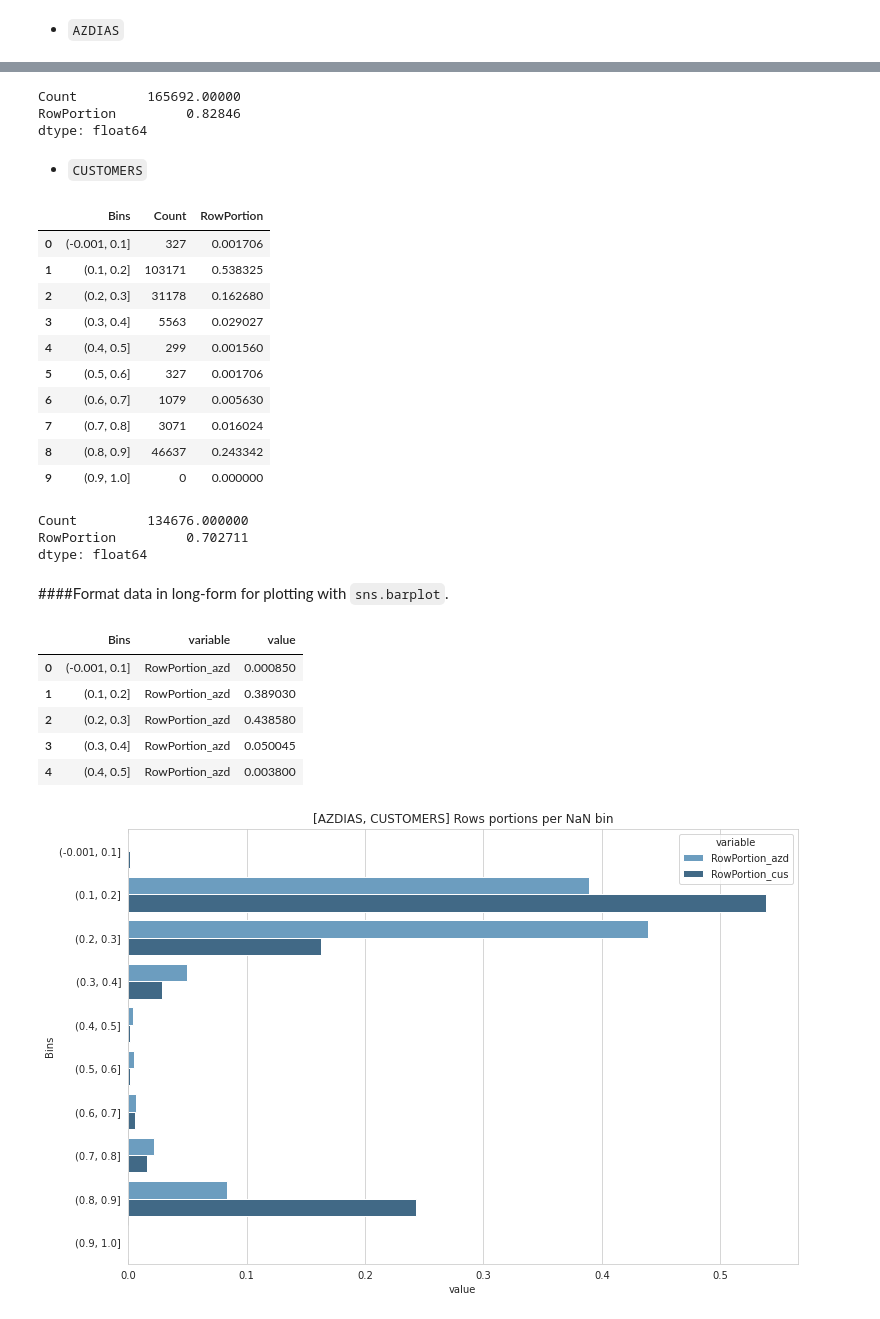
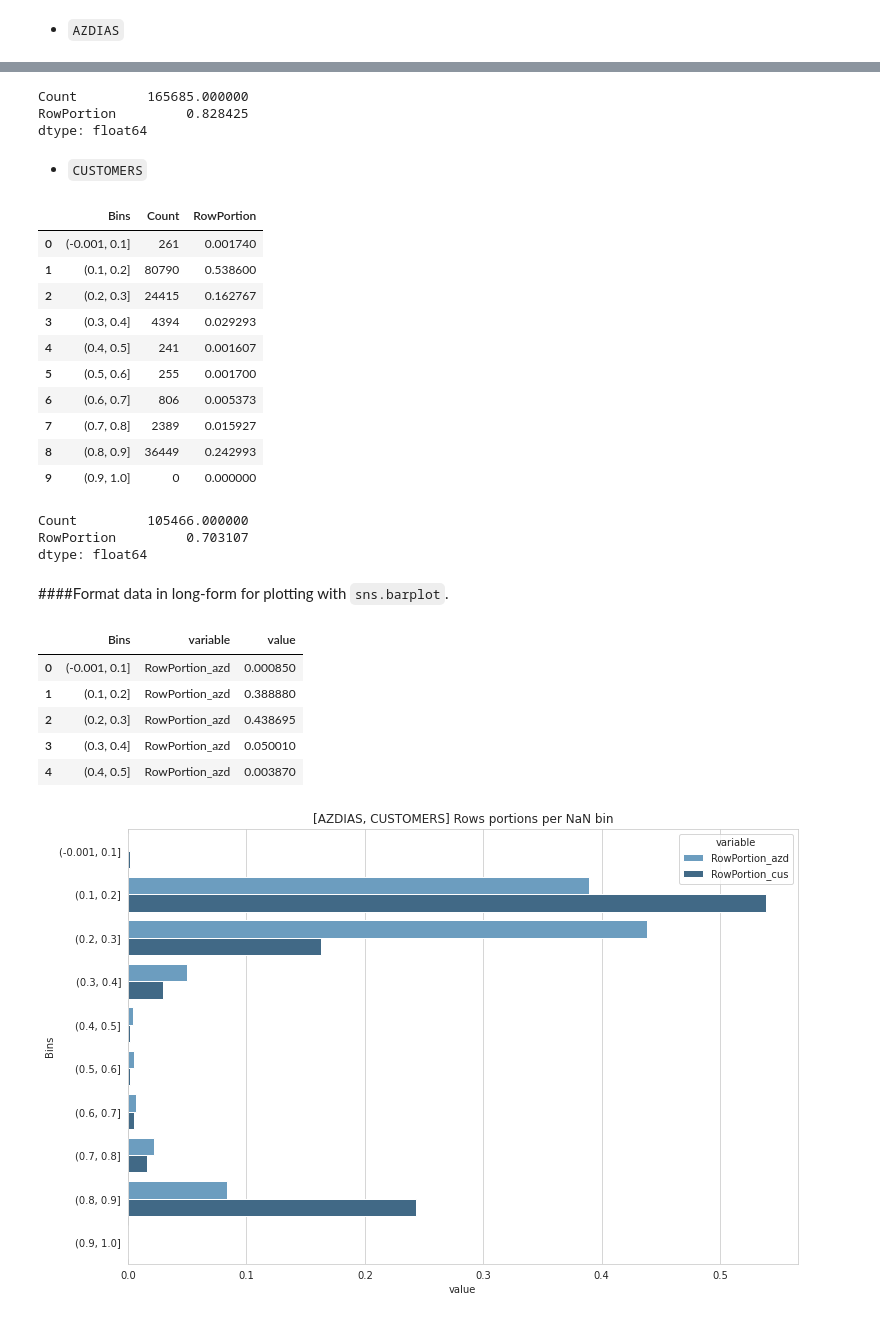
Before and after one commit to chrisliatas/dsnd-customer-segmentation, a Jupyter notebook: Arvato Project Workbook.ipynb, the cells around one changed output, grey strips where cells are left out. Saved outputs shown, nothing was run; the diff lists cells and outputs as text; code cells hidden in the pictures.

```diff
--- a/Arvato Project Workbook.ipynb
+++ b/Arvato Project Workbook.ipynb
@@ -195,17 +201,22 @@ There are there more categorical attributes (`'CAMEO_DEU_2015', 'D19_LETZTER_KAU
 # %%
+azd_sample_size = 200000
+cus_sample_size = 150000
+
 # Specific values to replace as np.NaN while loading the dataframe.
 na_tupl = (-1, -1.0, 0, 0.0, 'X', 'XX')
 
-# read_csv_kwargs = {
-#     'sep': ';',
-#     'na_values': na_tupl,
-#     'chunksize': 256000,
-#     'parse_dates': ['EINGEFUEGT_AM'],
-# }
+# `read_csv` parameters dictionary
+read_csv_kwargs = {
+    'sep': ';',
+    'na_values': na_tupl,
+    'chunksize': 256000,
+    'parse_dates': ['EINGEFUEGT_AM'],
+}
 
-# Read a sample from azdias dataset of size sample_size rows, (use parse_dates to convert `EINGEFUEGT_AM` to datetime).
-azdias = get_df_sample(sample_size, 42, azdias_file, sep=';', na_values=na_tupl, chunksize=256000, parse_dates=['EINGEFUEGT_AM'])
-custrs = pd.read_csv(customers_file, sep=';', na_values=na_tupl, parse_dates=['EINGEFUEGT_AM'])
+# Read samples from azdias, customers datasets of size n rows, (use parse_dates to convert `EINGEFUEGT_AM` to datetime).
+azdias = get_df_sample(azd_sample_size, 42, azdias_file, **read_csv_kwargs)
+# custrs = pd.read_csv(customers_file, sep=';', na_values=na_tupl, parse_dates=['EINGEFUEGT_AM'])
+custrs = get_df_sample(cus_sample_size, 42, customers_file, **read_csv_kwargs)
 # %% [markdown]
 Let us check the dataframes now:
 # %%
@@ -298,9 +292,10 @@ Convert the remaining 3 object columns (`'CAMEO_DEU_2015', 'D19_LETZTER_KAUF_BRA
 # %%
 # Get the names of the columns to convert
 azd_cat_cols = azd_obj_cols.columns.tolist()
-
+cus_cat_cols = cus_obj_cols.columns.tolist()
 # Convert all three columns using astype method
 azdias[azd_cat_cols] = azdias[azd_cat_cols].astype('category')
+custrs[cus_cat_cols] = custrs[cus_cat_cols].astype('category')
 
 azdias[azd_cat_cols].dtypes
 # %% [output]
@@ -872,8 +858,11 @@ attrs_nine_name = dfdias_attrib_ffil[dfdias_attrib_ffil["Value"] == '-1, 9']["At
 
 # Create a dict to use as input for the pandas replace method
 replace9_nan_dict = {k:9 for k in attrs_nine_name}
+# Add 'KOMBIALTER' attribute in the dict that is not in excel files
+replace9_nan_dict['KOMBIALTER'] = 9
 
-# We can now use this dictionary of attributes to replace value 9 (unknown) with NaN for specifc attributes in the azdias, custrs dataframe
+# We can now use this dictionary of attributes to replace value 9 (unknown) with
+# NaN for specifc attributes in the azdias, custrs dataframe
 azdias.replace(replace9_nan_dict, np.NaN, inplace=True)
 custrs.replace(replace9_nan_dict, np.NaN, inplace=True)
 # %% [markdown]
@@ -1187,8 +1196,8 @@ azd_row_nan_bins
 # 20% NaN counts and dataset poriton - AZDIAS
 azd_row_nan_bins.loc[:2,].sum()
 # %% [output]
-Count         165692.00000
-RowPortion         0.82846
+Count         165685.000000
+RowPortion         0.828425
 dtype: float64
 # %% [markdown]
 * `CUSTOMERS`
@@ -1202,38 +1211,41 @@ cus_row_nan_bins["RowPortion"] = cus_row_nan_bins.Count / custrs.shape[0]
 cus_row_nan_bins
 # %% [output]
 |  | Bins | Count | RowPortion |
-| 0 | (-0.001, 0.1] | 327 | 0.001706 |
-| 1 | (0.1, 0.2] | 103171 | 0.538325 |
-| 2 | (0.2, 0.3] | 31178 | 0.162680 |
-| 3 | (0.3, 0.4] | 5563 | 0.029027 |
-| 4 | (0.4, 0.5] | 299 | 0.001560 |
-| 5 | (0.5, 0.6] | 327 | 0.001706 |
-| 6 | (0.6, 0.7] | 1079 | 0.005630 |
-| 7 | (0.7, 0.8] | 3071 | 0.016024 |
-| 8 | (0.8, 0.9] | 46637 | 0.243342 |
+| 0 | (-0.001, 0.1] | 261 | 0.001740 |
+| 1 | (0.1, 0.2] | 80790 | 0.538600 |
+| 2 | (0.2, 0.3] | 24415 | 0.162767 |
+| 3 | (0.3, 0.4] | 4394 | 0.029293 |
+| 4 | (0.4, 0.5] | 241 | 0.001607 |
+| 5 | (0.5, 0.6] | 255 | 0.001700 |
+| 6 | (0.6, 0.7] | 806 | 0.005373 |
+| 7 | (0.7, 0.8] | 2389 | 0.015927 |
+| 8 | (0.8, 0.9] | 36449 | 0.242993 |
 | 9 | (0.9, 1.0] | 0 | 0.000000 |
 # %%
 # 20% NaN counts and dataset poriton - CUSTOMERS
 cus_row_nan_bins.loc[:2,].sum()
 # %% [output]
-Count         134676.000000
-RowPortion         0.702711
+Count         105466.000000
+RowPortion         0.703107
 dtype: float64
 # %% [markdown]
 ####Format data in long-form for plotting with `sns.barplot`.
 # %%
-merge_row_nan_bins = pd.merge(azd_row_nan_bins, cus_row_nan_bins, on='Bins', suffixes=("_azd", "_cus"))
+merge_row_nan_bins = pd.merge(azd_row_nan_bins, cus_row_nan_bins,
+                              on='Bins', suffixes=("_azd", "_cus"))
 
-rows_nan_portns_melt = merge_row_nan_bins[['Bins', 'RowPortion_azd', 'RowPortion_cus']].melt(id_vars=('Bins'))
+rows_nan_portns_melt = merge_row_nan_bins[
+                                          ['Bins', 'RowPortion_azd', 'RowPortion_cus']
+                                         ].melt(id_vars=('Bins'))
 
 rows_nan_portns_melt.head()
 # %% [output]
 |  | Bins | variable | value |
 | 0 | (-0.001, 0.1] | RowPortion_azd | 0.000850 |
-| 1 | (0.1, 0.2] | RowPortion_azd | 0.389030 |
-| 2 | (0.2, 0.3] | RowPortion_azd | 0.438580 |
-| 3 | (0.3, 0.4] | RowPortion_azd | 0.050045 |
-| 4 | (0.4, 0.5] | RowPortion_azd | 0.003800 |
+| 1 | (0.1, 0.2] | RowPortion_azd | 0.388880 |
+| 2 | (0.2, 0.3] | RowPortion_azd | 0.438695 |
+| 3 | (0.3, 0.4] | RowPortion_azd | 0.050010 |
+| 4 | (0.4, 0.5] | RowPortion_azd | 0.003870 |
 # %%
 with sns.axes_style("whitegrid"):
     plt.figure(figsize=(12,8))
```
Also changed, not shown: parts of 190 cells of this notebook.
